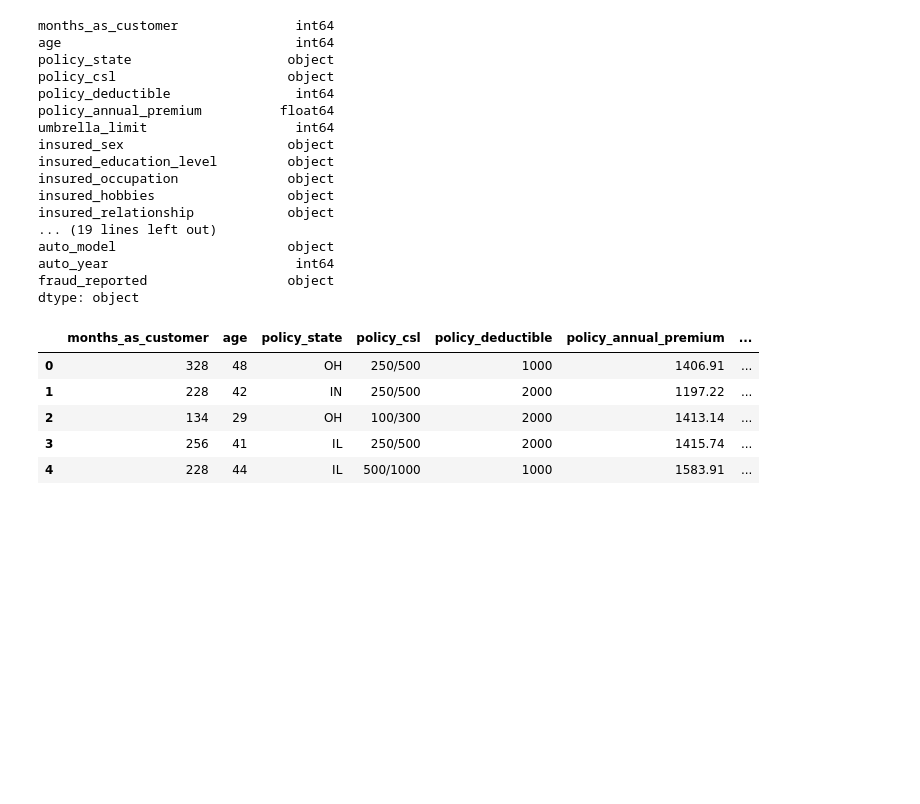
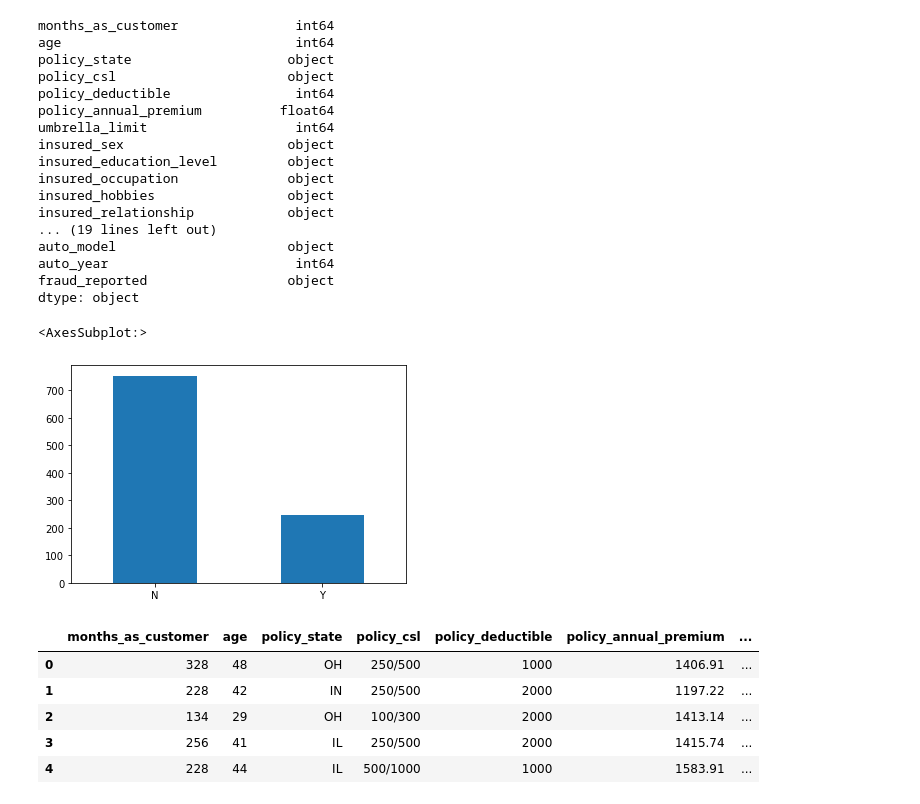
Before and after one commit to derekhuggens/Final-Project, a Jupyter notebook: ML_Model_JEM/ML_Model_Decision_Tree.ipynb, the cells around one changed output. Saved outputs shown, nothing was run; the diff lists cells and outputs as text; code cells hidden in the pictures; blank space fills up the shorter version.

Commit message:
Added bar chart to ML models showingfraud_reported values.

```diff
--- a/ML_Model_JEM/ML_Model_Decision_Tree.ipynb
+++ b/ML_Model_JEM/ML_Model_Decision_Tree.ipynb
@@ -201,6 +201,12 @@ auto_model                      object
 auto_year                        int64
 fraud_reported                  object
 dtype: object
+# %%
+# Bar plot of fraud_reported column values
+insurance_df['fraud_reported'].value_counts().plot(kind='bar', rot=0)
+# %% [output]
+<AxesSubplot:>
+[figure, added]
 # %%
 # Replace the fraud_reported column values Y and N with 0 and 1
 insurance_df = insurance_df.replace({'fraud_reported': {'Y': 1, 'N': 0}})
```
Also changed, not shown: parts of 1 cell of this notebook, 12 other files.
